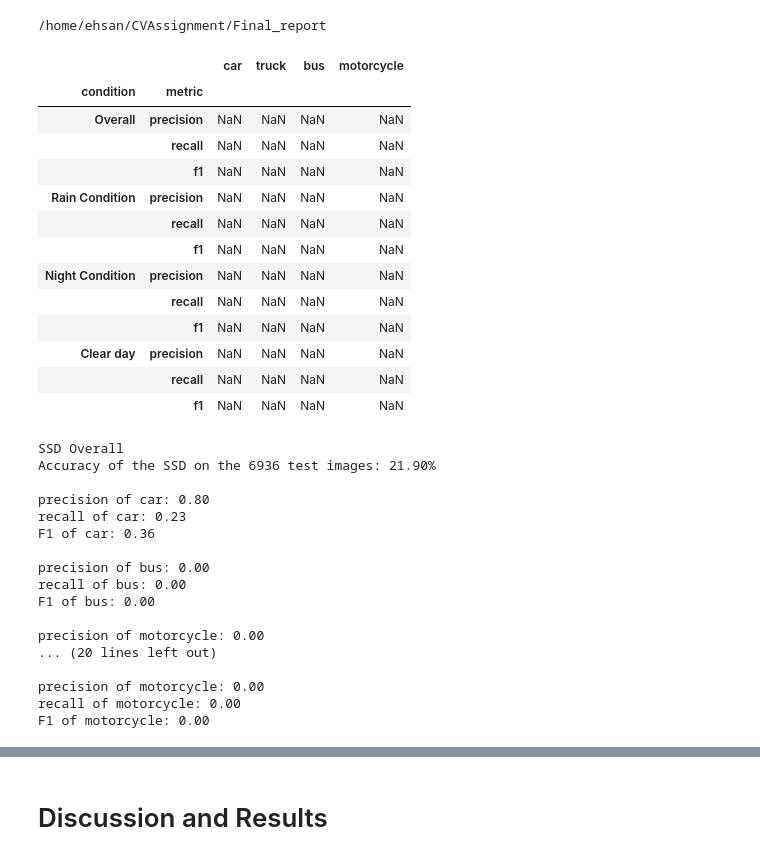
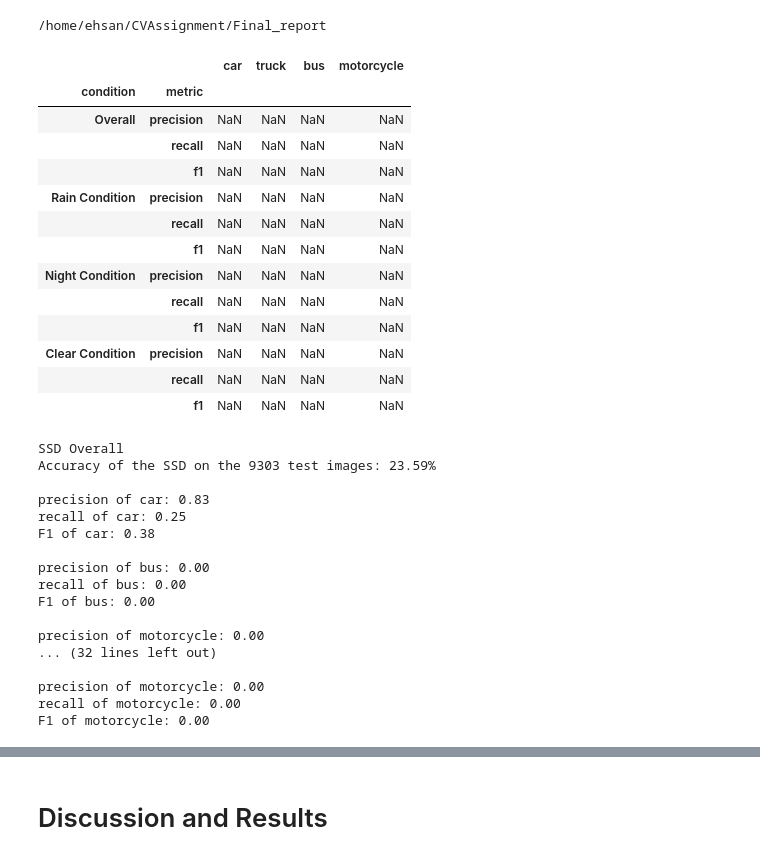
Before and after one commit to ehsantaati/ObjectDetection_Compare_BU, a Jupyter notebook: Final_report2ndDraft.ipynb, the cells around one changed output, grey strips where cells are left out. Saved outputs shown, nothing was run; the diff lists cells and outputs as text; code cells hidden in the pictures.

```diff
--- a/Final_report2ndDraft.ipynb
+++ b/Final_report2ndDraft.ipynb
@@ -1017,26 +1019,26 @@ correct_notcorrect_clear ={k:class_correct_SSD_clear.get(k, 0) + class_notcorrec
 
 class_not_detected_clear = {k: cls_cnt_clear.get(k, 0) - correct_notcorrect_clear.get(k, 0) for k in set(cls_cnt_clear)}
 # %%
-arrays = [['Overall','Overall','Overall','Rain Condition', 'Rain Condition', 'Rain Condition', 'Night Condition', 'Night Condition', 'Night Condition', 'Clear day', 'Clear day','Clear day']
+arrays = [['Overall','Overall','Overall','Rain Condition', 'Rain Condition', 'Rain Condition', 'Night Condition', 'Night Condition', 'Night Condition', 'Clear Condition', 'Clear Condition','Clear Condition']
           ,['precision', 'recall', 'f1','precision', 'recall', 'f1','precision', 'recall', 'f1','precision', 'recall', 'f1']]
 tuples = list(zip(*arrays))
 index = pd.MultiIndex.from_tuples(tuples, names=['condition', 'metric'])
 SSD_stats = pd.DataFrame(index=index,
                       columns=['car','truck','bus','motorcycle'])
 SSD_stats
 # %% [output]
 |  |  | car | truck | bus | motorcycle |
 | condition | metric |  |  |  |  |
 | Overall | precision | NaN | NaN | NaN | NaN |
 |  | recall | NaN | NaN | NaN | NaN |
 |  | f1 | NaN | NaN | NaN | NaN |
 | Rain Condition | precision | NaN | NaN | NaN | NaN |
 |  | recall | NaN | NaN | NaN | NaN |
 |  | f1 | NaN | NaN | NaN | NaN |
 | Night Condition | precision | NaN | NaN | NaN | NaN |
 |  | recall | NaN | NaN | NaN | NaN |
 |  | f1 | NaN | NaN | NaN | NaN |
-| Clear day | precision | NaN | NaN | NaN | NaN |
+| Clear Condition | precision | NaN | NaN | NaN | NaN |
 |  | recall | NaN | NaN | NaN | NaN |
 |  | f1 | NaN | NaN | NaN | NaN |
 # %%
@@ -1125,41 +1127,41 @@ for k,_ in class_correct_SSD_night.items():
     print('')
 
 
-# for k,_ in class_correct_SSD_clear.items():
+for k,_ in class_correct_SSD_clear.items():
 
-#     #precision_SSD_clear = division(class_correct_SSD_clear[k],class_notcorrect_SSD_clear[k]+class_correct_SSD_clear[k])
-#     precision_SSD_clear = precision(class_correct_SSD_clear[k],class_notcorrect_SSD_clear[k])
-#     precisions[k]=precision_SSD_clear
-#     SSD_stats.loc['Clear Condition','precision'][k]=precisions[k]
-#     print(f'precision of {k}: {precision_SSD_clear:0.2f}')
+    #precision_SSD_clear = division(class_correct_SSD_clear[k],class_notcorrect_SSD_clear[k]+class_correct_SSD_clear[k])
+    precision_SSD_clear = precision(class_correct_SSD_clear[k],class_notcorrect_SSD_clear[k])
+    precisions[k]=precision_SSD_clear
+    SSD_stats.loc['Clear Condition','precision'][k]=precisions[k]
+    print(f'precision of {k}: {precision_SSD_clear:0.2f}')
 
-#     recall_SSD_clear = division(class_correct_SSD_clear[k],class_correct_SSD_clear[k]+class_not_detected_clear[k])
-#     recall_SSD_clear= recall(class_correct_SSD_clear[k],class_not_detected_clear[k])
-#     recalls[k]=recall_SSD_clear
-#     SSD_stats.loc['Clear Condition','recall'][k]=recalls[k]
-#     print(f'recall of {k}: {recall_SSD_clear:0.2f}')
+    #recall_SSD_clear = division(class_correct_SSD_clear[k],class_correct_SSD_clear[k]+class_not_detected_clear[k])
+    recall_SSD_clear= recall(class_correct_SSD_clear[k],class_not_detected_clear[k])
+    recalls[k]=recall_SSD_clear
+    SSD_stats.loc['Clear Condition','recall'][k]=recalls[k]
+    print(f'recall of {k}: {recall_SSD_clear:0.2f}')
 
-#     F1_SSD_clear = 2*(division((recall_SSD_clear*precision_SSD_clear),(recall_SSD_clear+precision_SSD_clear)))
-#     F1_SSD_clear = F1(precision_SSD_clear,recall_SSD_clear)
-#     f1s[k]=F1_SSD_clear
-#     SSD_stats.loc['Clear Condition','f1'][k]=f1s[k]
-#     print(f'F1 of {k}: {F1_SSD_clear:0.2f}')
+    #F1_SSD_clear = 2*(division((recall_SSD_clear*precision_SSD_clear),(recall_SSD_clear+precision_SSD_clear)))
+    F1_SSD_clear = F1(precision_SSD_clear,recall_SSD_clear)
+    f1s[k]=F1_SSD_clear
+    SSD_stats.loc['Clear Condition','f1'][k]=f1s[k]
+    print(f'F1 of {k}: {F1_SSD_clear:0.2f}')
 
-#     print('')
+    print('')
 # %% [output]
 SSD Overall
-Accuracy of the SSD on the 6936 test images: 21.90%
+Accuracy of the SSD on the 9303 test images: 23.59%
 
-precision of car: 0.80
-recall of car: 0.23
-F1 of car: 0.36
+precision of car: 0.83
+recall of car: 0.25
+F1 of car: 0.38
 
 precision of bus: 0.00
 recall of bus: 0.00
 F1 of bus: 0.00
 
 precision of motorcycle: 0.00
-... (20 lines left out)
+... (32 lines left out)
 
 precision of motorcycle: 0.00
 recall of motorcycle: 0.00
```
Also changed, not shown: parts of 18 cells of this notebook.
